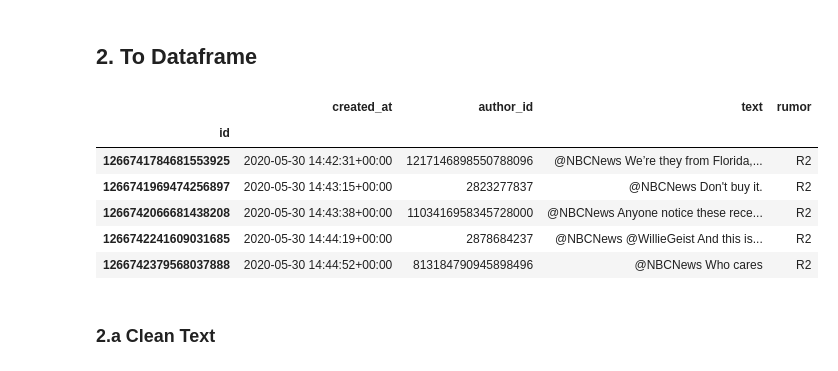
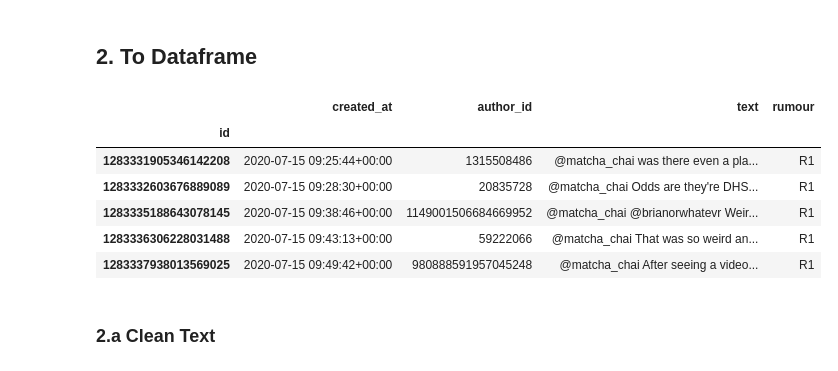
Before and after one commit to cameron-raymond/SDS-Thesis, a Jupyter notebook: notebooks/historical_search.ipynb, the cells around one changed output. Cells and saved outputs as stored; diff of their text form; code cells hidden in the pictures.

```diff
--- a/notebooks/historical_search.ipynb
+++ b/notebooks/historical_search.ipynb
@@ -48,7 +48,7 @@ t_details = { "kidnapping":
              },
             }
 # %%
-t_name = 'contact_tracing'
+t_name = 'kidnapping'
 thread_object = t_details[t_name]
 # %% [markdown]
 ## 2. Collect Twitter Thread
@@ -88,20 +88,20 @@ tweets,f_name = return_tweets(request,t_name,max_requests=200)
 # %%
 tweets_df = pd.DataFrame.from_records(tweets).set_index('id')
 tweets_df = tweets_df.dropna(how='any',
                              subset=['text','created_at','author_id'])
 tweets_df = tweets_df[['created_at','author_id','text']]
-tweets_df['rumor'] = thread_object['id']
+tweets_df['rumour'] = thread_object['id']
 tweets_df['created_at'] = pd.to_datetime(tweets_df['created_at'])
 tweets_df = tweets_df.sort_values('created_at')
 tweets_df.head()
 # %% [output]
-|  | created_at | author_id | text | rumor |
+|  | created_at | author_id | text | rumour |
 | id |  |  |  |  |
-| 1266741784681553925 | 2020-05-30 14:42:31+00:00 | 1217146898550788096 | @NBCNews We’re they from Florida,... | R2 |
-| 1266741969474256897 | 2020-05-30 14:43:15+00:00 | 2823277837 | @NBCNews Don't buy it. | R2 |
-| 1266742066681438208 | 2020-05-30 14:43:38+00:00 | 1103416958345728000 | @NBCNews Anyone notice these rece... | R2 |
-| 1266742241609031685 | 2020-05-30 14:44:19+00:00 | 2878684237 | @NBCNews @WillieGeist And this is... | R2 |
-| 1266742379568037888 | 2020-05-30 14:44:52+00:00 | 813184790945898496 | @NBCNews Who cares | R2 |
+| 1283331905346142208 | 2020-07-15 09:25:44+00:00 | 1315508486 | @matcha_chai was there even a pla... | R1 |
+| 1283332603676889089 | 2020-07-15 09:28:30+00:00 | 20835728 | @matcha_chai Odds are they're DHS... | R1 |
+| 1283335188643078145 | 2020-07-15 09:38:46+00:00 | 1149001506684669952 | @matcha_chai @brianorwhatevr Weir... | R1 |
+| 1283336306228031488 | 2020-07-15 09:43:13+00:00 | 59222066 | @matcha_chai That was so weird an... | R1 |
+| 1283337938013569025 | 2020-07-15 09:49:42+00:00 | 980888591957045248 | @matcha_chai After seeing a video... | R1 |
 # %% [markdown]
 ### 2.a Clean Text
 # %%
```
Also changed, not shown: parts of 1 cell of this notebook, 2 other files.
